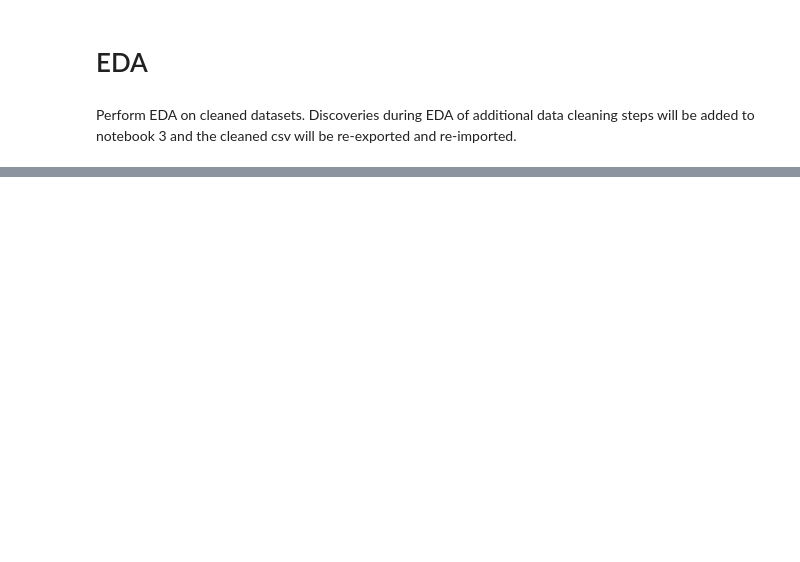
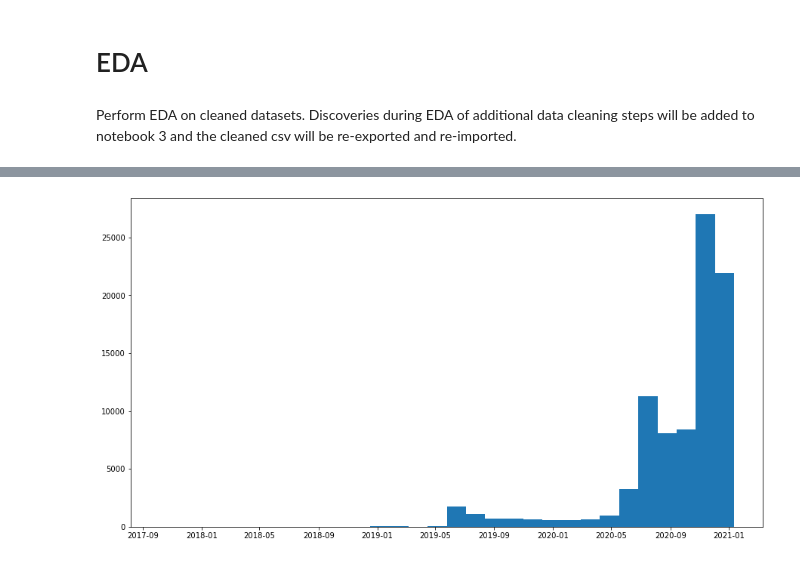
Before and after one commit to cassidycm/parler-ideologies, a Jupyter notebook: 04_EDA.ipynb, the cells around one changed output, grey strips where cells are left out. Saved outputs shown, nothing was run; the diff lists cells and outputs as text; code cells hidden in the pictures; blank space fills up the shorter version.

```diff
--- a/04_EDA.ipynb
+++ b/04_EDA.ipynb
@@ -18,0 +117,7 @@ for i in numeric_cols:
+# %%
+df['createdatformatted'] = pd.to_datetime(df['createdatformatted'])
+# %%
+plt.figure(figsize=(15, 8))
+plt.hist(df['createdatformatted'], bins=30);
+# %% [output]
+[figure, added]
```
Also changed, not shown: parts of 10 cells of this notebook, 7 other files.
